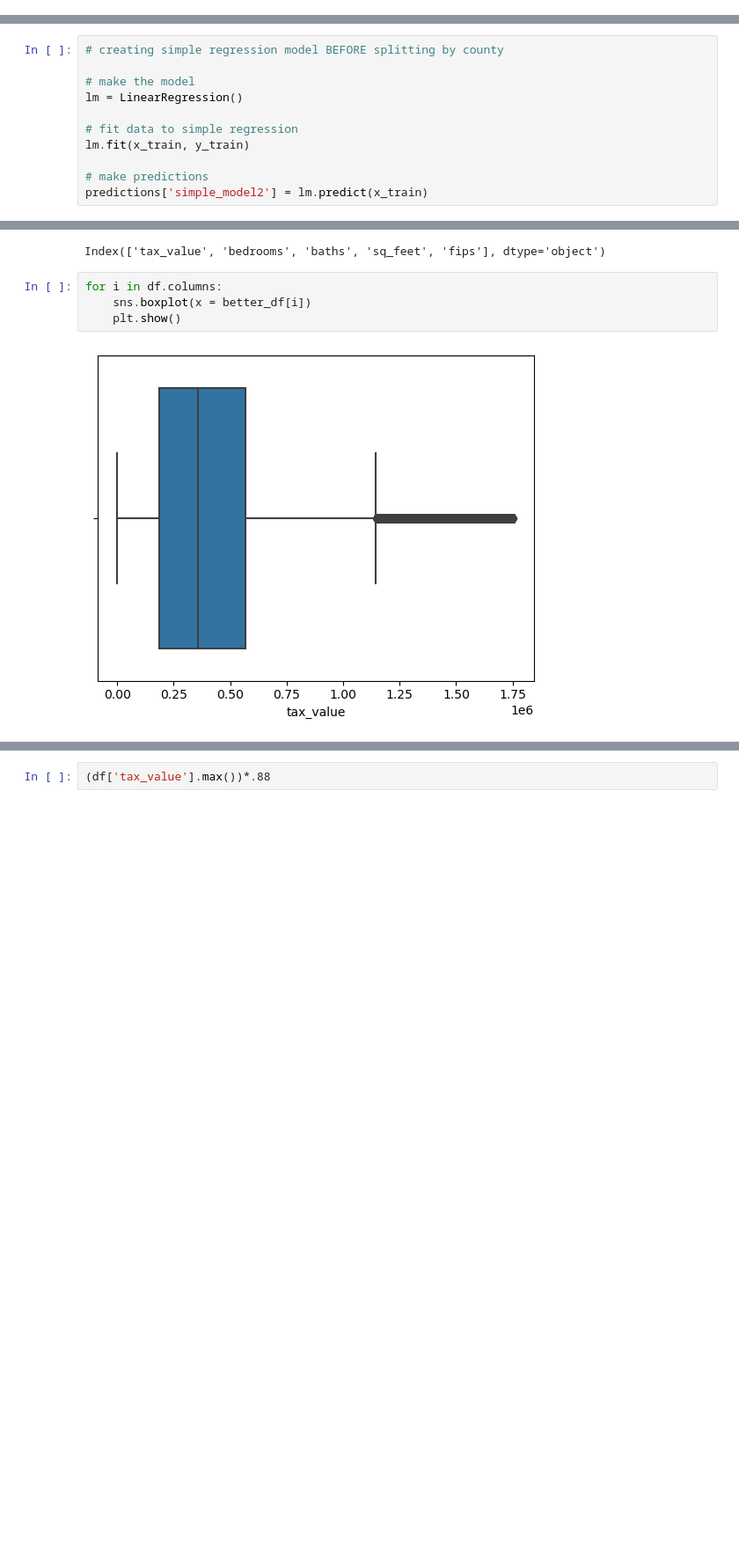
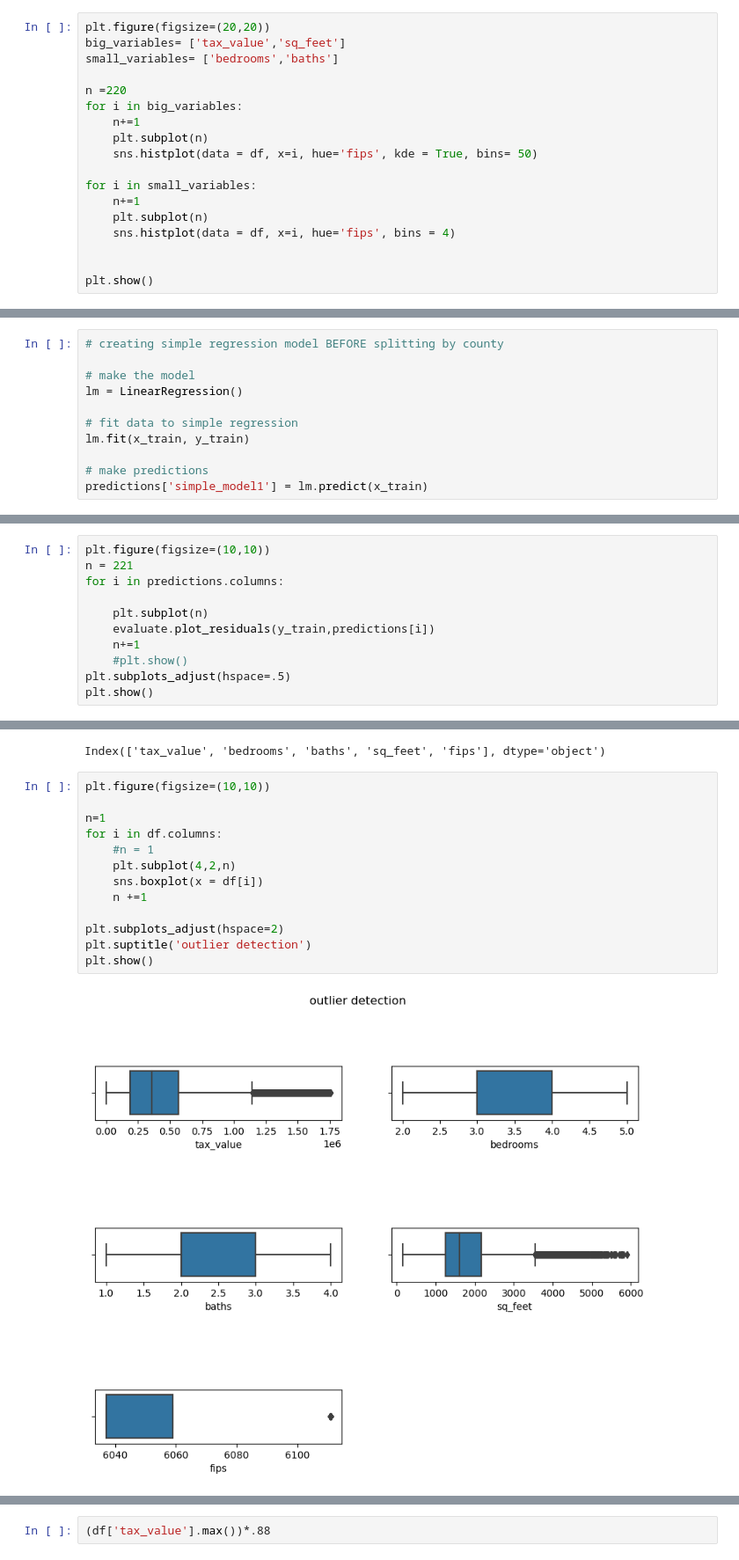
Before and after one commit to jcrosenberger/regression_zillow_2017, a Jupyter notebook: work_in_progress.ipynb, the cells around one changed output, grey strips where cells are left out. Shown: that part at 88% size. Cells and saved outputs as stored; diff of their text form; blank space fills up the shorter version.

Commit message:
Finished everyting I wanted regarding the simple 4 feature model, split across all three fips

```diff
--- a/work_in_progress.ipynb
+++ b/work_in_progress.ipynb
@@ -70,0 +40,18 @@ for i in df.columns:
+# %%
+plt.figure(figsize=(20,20))
+big_variables= ['tax_value','sq_feet']
+small_variables= ['bedrooms','baths']
+
+n =220
+for i in big_variables:
+    n+=1
+    plt.subplot(n)
+    sns.histplot(data = df, x=i, hue='fips', kde = True, bins= 50)
+
+for i in small_variables:
+    n+=1
+    plt.subplot(n)
+    sns.histplot(data = df, x=i, hue='fips', bins = 4)
+
+
+plt.show()
@@ -135,7 +160,7 @@ lm = LinearRegression()
 lm.fit(x_train, y_train)
 
 # make predictions
-predictions['simple_model2'] = lm.predict(x_train)
+predictions['simple_model1'] = lm.predict(x_train)
 # %%
 # reordering columns in predictions dataframe
 #predictions = predictions.iloc[:,[1,2,3]]
@@ -154,0 +171,11 @@ for i in predictions.columns:
+# %%
+plt.figure(figsize=(10,10))
+n = 221
+for i in predictions.columns:
+
+    plt.subplot(n)
+    evaluate.plot_residuals(y_train,predictions[i])
+    n+=1
+    #plt.show()
+plt.subplots_adjust(hspace=.5)
+plt.show()
@@ -194,8 +264,17 @@ df.columns
 # %% [output]
 Index(['tax_value', 'bedrooms', 'baths', 'sq_feet', 'fips'], dtype='object')
 # %%
+plt.figure(figsize=(10,10))
+
+n=1
 for i in df.columns:
-    sns.boxplot(x = better_df[i])
-    plt.show()
+    #n = 1
+    plt.subplot(4,2,n)
+    sns.boxplot(x = df[i])
+    n +=1
+
+plt.subplots_adjust(hspace=2)
+plt.suptitle('outlier detection')
+plt.show()
 # %% [output]
-[figure, old version]
+[figure, new version]
```
Also changed, not shown: parts of 30 cells of this notebook, 1 other file.
